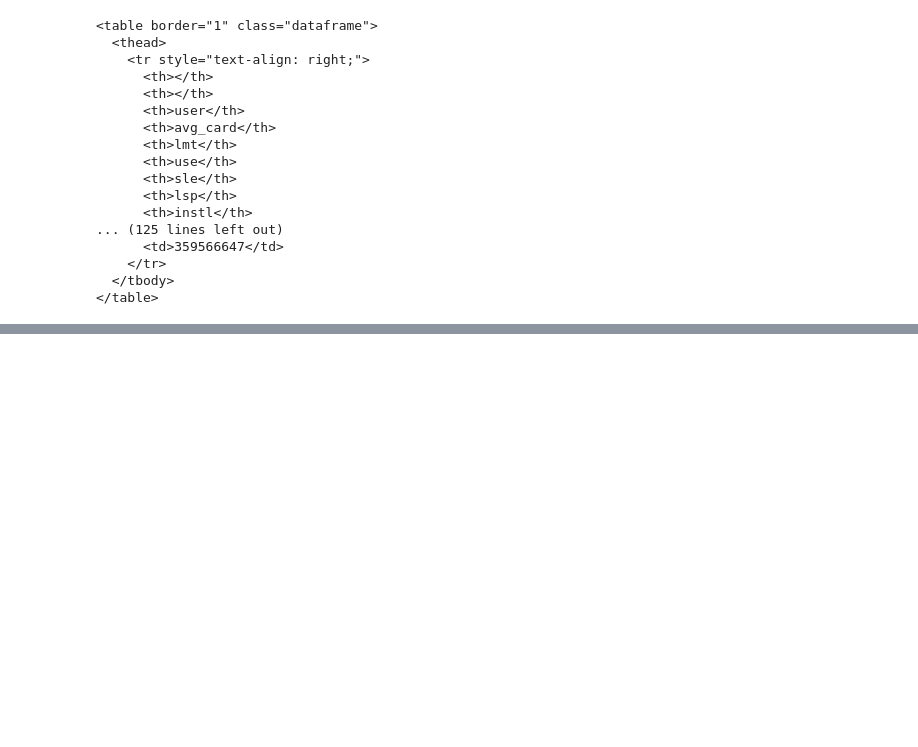
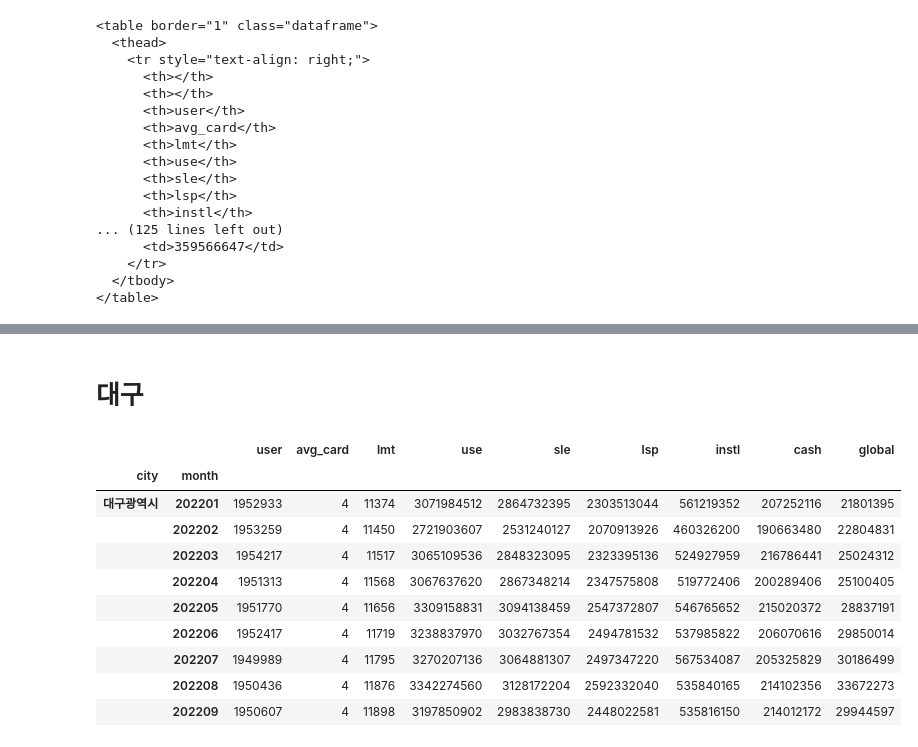
Before and after one commit to sejong-kid/data, a Jupyter notebook: index.ipynb, the cells around one changed output, grey strips where cells are left out. Drawn from its saved outputs; the diff is of its cells as text; code cells hidden in the pictures; blank space fills up the shorter version.

```diff
--- a/index.ipynb
+++ b/index.ipynb
@@ -88,0 +169,19 @@ print(html)
+# %% [markdown]
+<h1>대구</h1>
+# %%
+Daegu_a=db[db['city'].isin(['대구광역시'])]
+Daegu_a.set_index(['city', 'month'], inplace=True)
+Daegu=Daegu_a.loc[:, ['user',	'avg_card',	'lmt',	'use',	'sle',	'lsp',	'instl',	'cash',	'global']]
+Daegu
+# %% [output]
+|  |  | user | avg_card | lmt | use | sle | lsp | instl | cash | global |
+| city | month |  |  |  |  |  |  |  |  |  |
+| 대구광역시 | 202201 | 1952933 | 4 | 11374 | 3071984512 | 2864732395 | 2303513044 | 561219352 | 207252116 | 21801395 |
+|  | 202202 | 1953259 | 4 | 11450 | 2721903607 | 2531240127 | 2070913926 | 460326200 | 190663480 | 22804831 |
+|  | 202203 | 1954217 | 4 | 11517 | 3065109536 | 2848323095 | 2323395136 | 524927959 | 216786441 | 25024312 |
+|  | 202204 | 1951313 | 4 | 11568 | 3067637620 | 2867348214 | 2347575808 | 519772406 | 200289406 | 25100405 |
+|  | 202205 | 1951770 | 4 | 11656 | 3309158831 | 3094138459 | 2547372807 | 546765652 | 215020372 | 28837191 |
+|  | 202206 | 1952417 | 4 | 11719 | 3238837970 | 3032767354 | 2494781532 | 537985822 | 206070616 | 29850014 |
+|  | 202207 | 1949989 | 4 | 11795 | 3270207136 | 3064881307 | 2497347220 | 567534087 | 205325829 | 30186499 |
+|  | 202208 | 1950436 | 4 | 11876 | 3342274560 | 3128172204 | 2592332040 | 535840165 | 214102356 | 33672273 |
+|  | 202209 | 1950607 | 4 | 11898 | 3197850902 | 2983838730 | 2448022581 | 535816150 | 214012172 | 29944597 |
```
Also changed, not shown: parts of 46 cells of this notebook, 21 other files.
